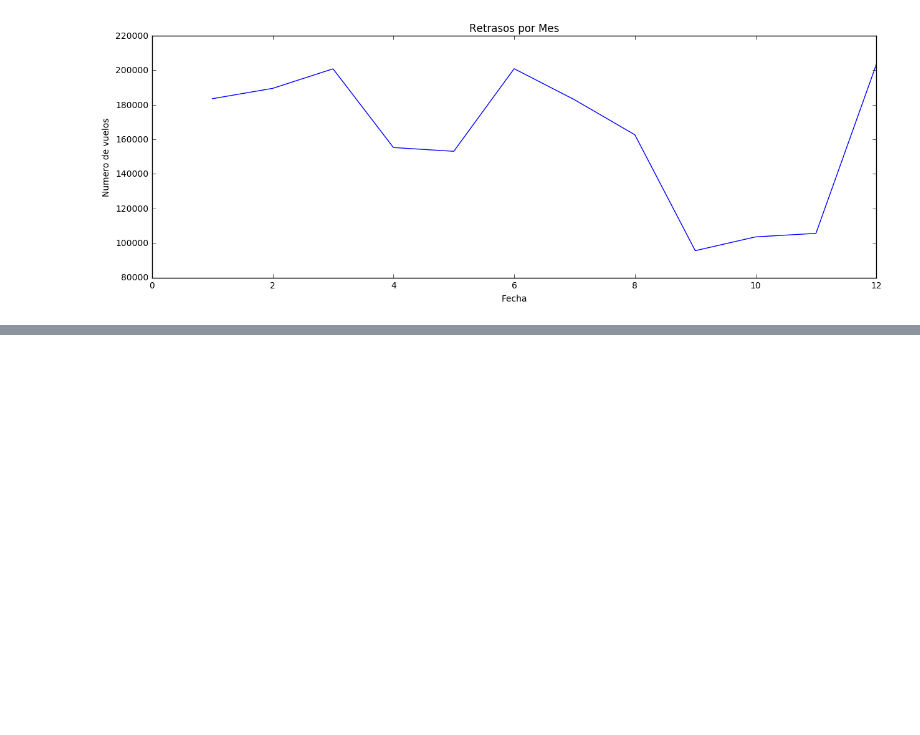
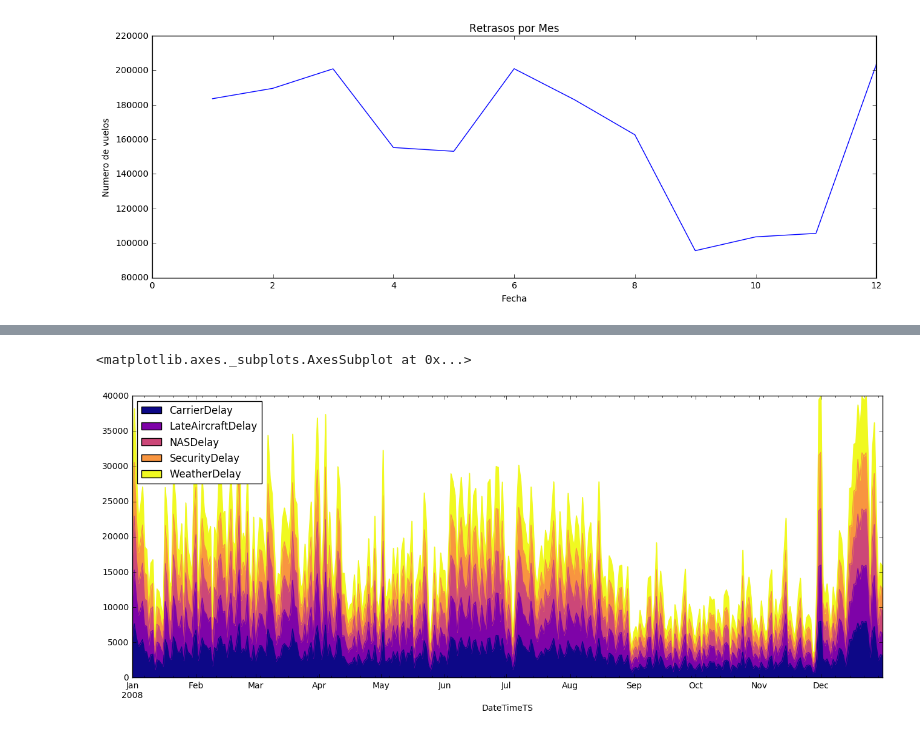
Before and after one commit to giovamata/campusciff-2016, a Jupyter notebook: Finales/Python/Evaluacion Continua 3/Parte 1.ipynb, the cells around one changed output, grey strips where cells are left out. Drawn from its saved outputs; the diff is of its cells as text; code cells hidden in the pictures; blank space fills up the shorter version.

```diff
--- a/Finales/Python/Evaluacion Continua 3/Parte 1.ipynb
+++ b/Finales/Python/Evaluacion Continua 3/Parte 1.ipynb
@@ -293,0 +251,4 @@ DelayedFlights
+# %%
+DelayType = ['CarrierDelay','WeatherDelay','NASDelay','SecurityDelay','LateAircraftDelay']
+DelayTypebyDay = DelayedFlights.pivot_table(index='DateTimeTS', values=DelayType, aggfunc='count')
+DelayTypebyDay.head(10)
@@ -293,0 +268,5 @@ DelayedFlights
+# %%
+DelayTypebyDay.plot(kind='area', figsize=[16,6], stacked=True, colormap='plasma')
+# %% [output]
+<matplotlib.axes._subplots.AxesSubplot at 0x...>
+[figure, added]
```
Also changed, not shown: parts of 15 cells of this notebook.
